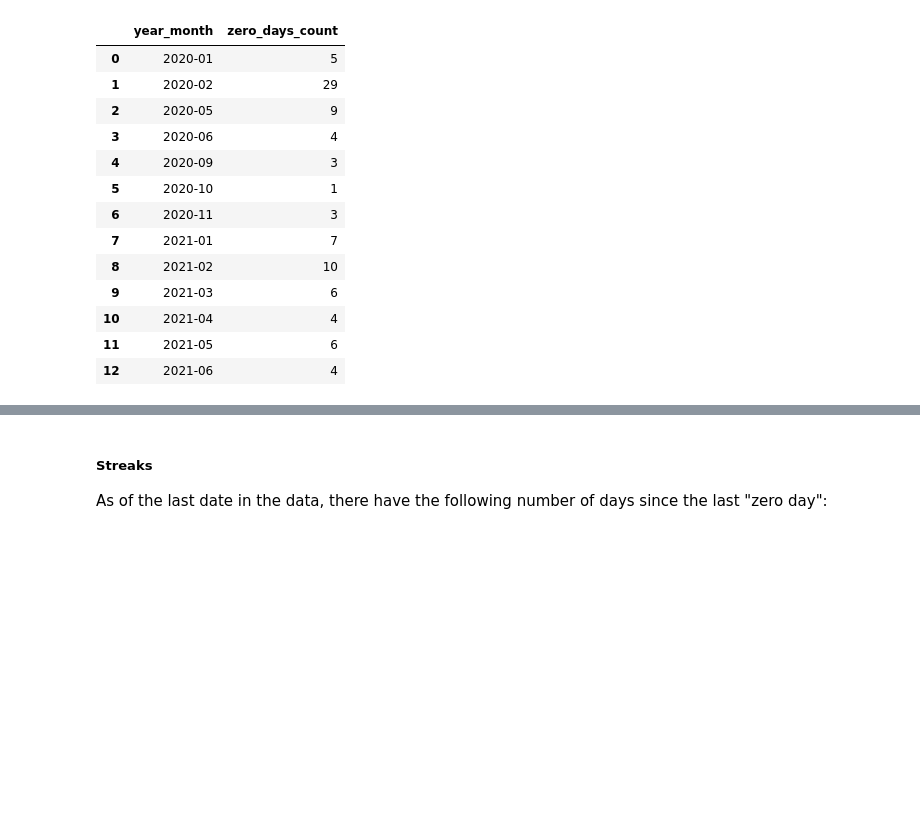
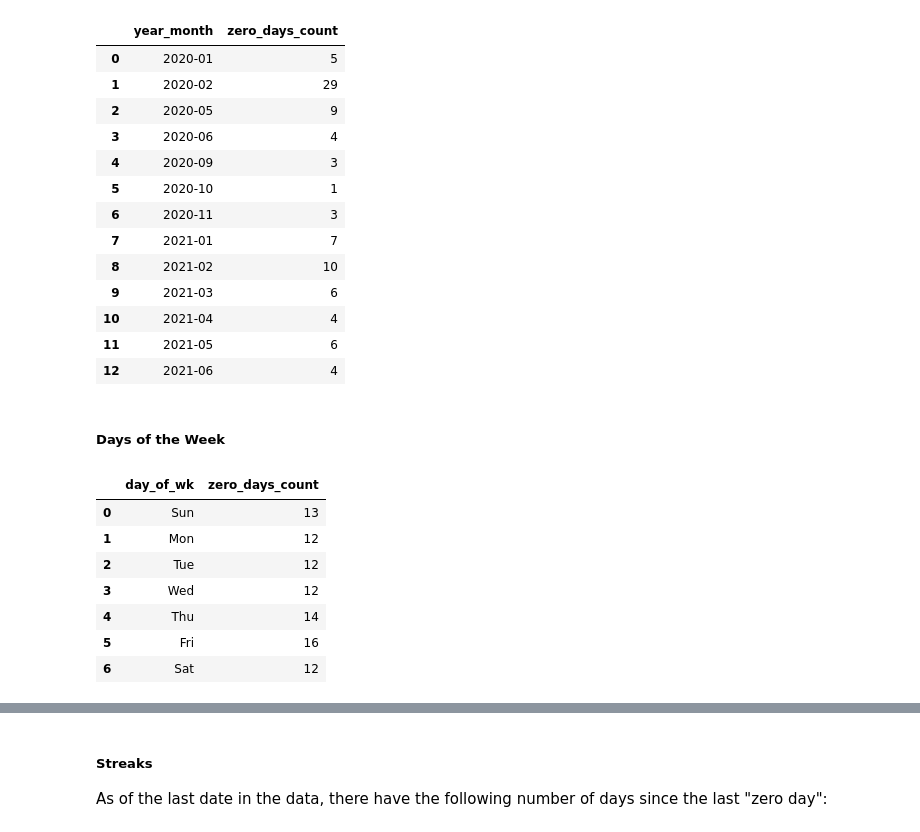
Before and after one commit to henrylin03/covid-nsw, a Jupyter notebook: covid-nsw.ipynb, the cells around one changed output, grey strips where cells are left out. Cells and saved outputs as stored; diff of their text form; code cells hidden in the pictures; blank space fills up the shorter version.

```diff
--- a/covid-nsw.ipynb
+++ b/covid-nsw.ipynb
@@ -228,3 +229,31 @@ pd.read_sql_query(
 | 10 | 2021-04 | 4 |
 | 11 | 2021-05 | 6 |
 | 12 | 2021-06 | 4 |
+# %% [markdown]
+##### Days of the Week
+# %%
+zd_days_of_wk = pd.read_sql_query(
+    """
+    SELECT
+        SUBSTR(
+            'SunMonTueWedThuFriSat',
+            1 + 3 * STRFTIME('%w', date), 3
+        ) AS 'day_of_wk',
+        COUNT(*) AS 'zero_days_count'
+    FROM zero_days
+    GROUP BY 1
+    ORDER BY STRFTIME('%w', date)
+""",
+    engine,
+)
+
+zd_days_of_wk
+# %% [output]
+|  | day_of_wk | zero_days_count |
+| 0 | Sun | 13 |
+| 1 | Mon | 12 |
+| 2 | Tue | 12 |
+| 3 | Wed | 12 |
+| 4 | Thu | 14 |
+| 5 | Fri | 16 |
+| 6 | Sat | 12 |
```
Also changed, not shown: parts of 7 cells of this notebook.
